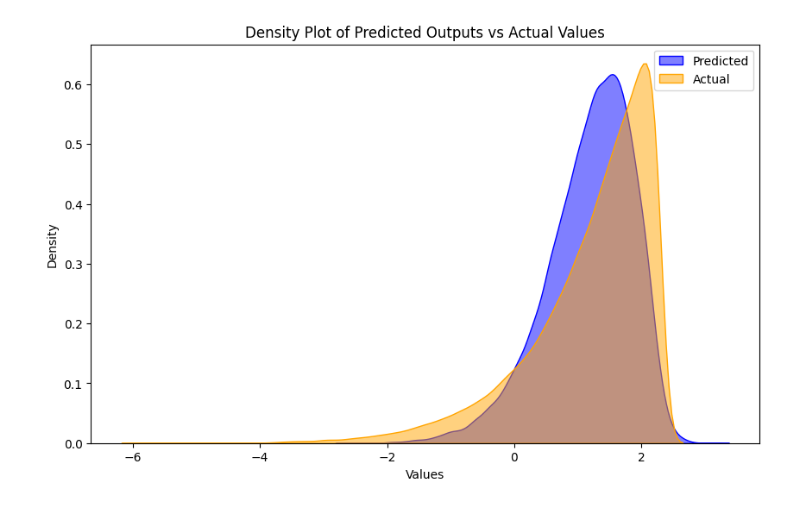
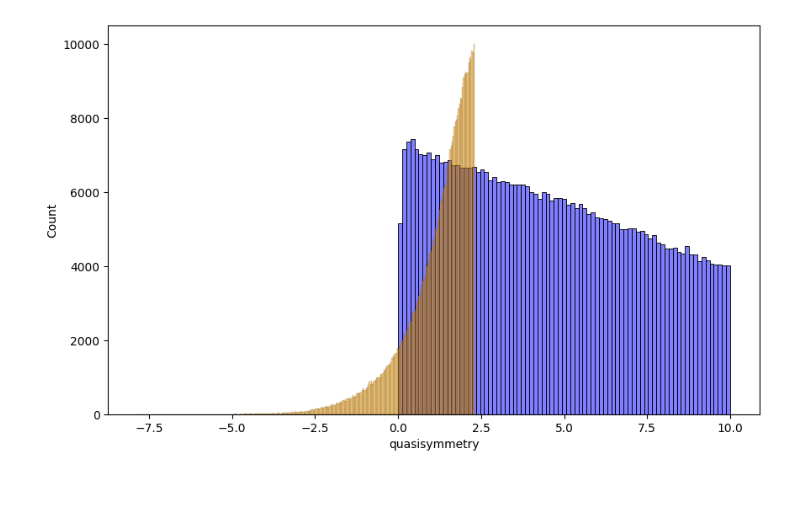
Before and after one commit to laiarodrigo/PIC-STELLARATOR, a Jupyter notebook: data_analysis/non_probabilistic_model/plot.ipynb, the cells around one changed output. Saved outputs shown, nothing was run; the diff lists cells and outputs as text; code cells hidden in the pictures.

Commit message:
final rep lightgbm regressor

```diff
--- a/data_analysis/non_probabilistic_model/plot.ipynb
+++ b/data_analysis/non_probabilistic_model/plot.ipynb
@@ -5,10 +5,10 @@ from sklearn.model_selection import train_test_split, GridSearchCV
 import sqlite3
 
 # Load the true positive predictions from the CSV file
-conn = sqlite3.connect('../../data/nfp2/nfp2.db')  # Adjust the path to your database file
+conn = sqlite3.connect('../../data/nfp2/nfp2_combined.db')  # Adjust the path to your database file
 
 # Step 2 & 3: Query the database and load the data into a pandas DataFrame
-query = "SELECT * FROM stellarators"  # Adjust your query as needed
+query = "SELECT * FROM stellarators_combined"  # Adjust your query as needed
 data_df = pd.read_sql_query(query, conn)
 
 data_df_clean = data_df[data_df['convergence'] == 1]
@@ -19,89 +19,16 @@ X = data_df_clean[['rbc_1_0', 'rbc_m1_1', 'rbc_0_1', 'rbc_1_1','zbs_1_0', 'zbs_m
 Y = np.log(data_df_clean['quasisymmetry'])
 
 
-# Print NaN counts in the input features
-print("NaN counts in input features:")
-print(X.isna().sum())
-
-# Print NaN counts in the target variable
-print("NaN counts in target variable:")
-print(Y.isna().sum())
+#plot the distribution with and without log
+import matplotlib.pyplot as plt
+import seaborn as sns
+plt.figure(figsize=(10, 6))
+sns.histplot(data_df_clean['quasisymmetry'], color="blue", alpha=0.5, label="Original")
+sns.histplot(Y, color="orange", alpha=0.5, label="Log-transformed")
 
 # Split the data into training and testing sets
 features_no_outliers, test_features_no_outliers, target_no_outliers, test_target_no_outliers = train_test_split(X, Y, test_size=0.2, random_state=42)
 
-#print('Best trial:', study.best_trial)
-#print('Best value:', study.best_value)
-#print('Best parameters:', study.best_params)
-
 import lightgbm as lgb
 from sklearn.metrics import mean_squared_error, mean_absolute_error, r2_score
-
-
-# Assuming study.best_params already includes the best hyperparameters from your Optuna study for a regression problem
-#model = lgb.LGBMRegressor(**study.best_params)
-
-best_params_manual = {
-    "boosting_type": "dart",
-    "max_depth": 35,
-    "num_leaves": 449,
-    "min_data_in_leaf": 100,
-    "feature_fraction": 0.9824756723113014,
-    "learning_rate": 0.24479713555351562,
-    "num_iterations": 2917,
-    "data_sample_strategy": "bagging",
-    "max_bins": 1236
-}
-
-# Create and train the LightGBM model with the manually defined best parameters
-model = lgb.LGBMRegressor(**best_params_manual)
-
-# Assuming features_no_outliers and target_no_outliers are your feature matrix and target vector, respectively
-model.fit(features_no_outliers, target_no_outliers)
-
-# After fitting, you can use the model to predict or evaluate it further
-# For example, to predict new values
-predictions = model.predict(test_features_no_outliers)
-
-mse = mean_squared_error(test_target_no_outliers, predictions)
-mae = mean_absolute_error(test_target_no_outliers, predictions)
-r2 = r2_score(test_target_no_outliers, predictions)
-
-print(f"Test MSE: {mse}")
-print(f"Test MAE: {mae}")
-print(f"Test R^2: {r2}")
-
-df_predictions = pd.DataFrame({
-    "Predicted": predictions.flatten(),  # Flatten in case the predictions are in a 2D array
-    "Type": "Predicted"
-})
-df_actual = pd.DataFrame({
-    "Predicted": np.tile(test_target_no_outliers, (len(predictions) // len(test_target_no_outliers))),
-    "Type": "Actual"
-})
-
-import matplotlib.pyplot as plt
-import seaborn as sns
-
-for i in range(len(predictions)):
-    if predictions[i] < 0:
-        print(f"Predicted: {predictions[i]}, Actual: {test_target_no_outliers.iloc[i]}")
-
-# Combine and plot
-#df_combined = pd.concat([df_predictions, df_actual])
-print(predictions.shape)
-print(test_target_no_outliers.shape)
-
-plt.figure(figsize=(10, 6))
-sns.kdeplot(predictions, fill=True, color="blue", alpha=0.5, label="Predicted")
-sns.kdeplot(test_target_no_outliers, fill=True, color="orange", alpha=0.5, label="Actual")
-plt.title('Density Plot of Predicted Outputs vs Actual Values')
-plt.xlabel('Values')
-plt.ylabel('Density')
-plt.legend()
-plt.show()
-
-lgb.plot_importance(model, max_num_features=10)
-plt.title('Feature Importance')
-plt.show()
 # %% [output]
@@ -137 +35 @@ Predicted: -0.002835491983259522, Actual: -3.451651427637195
-[figure, old version]
+[figure, new version]
```
Also changed, not shown: parts of 9 cells of this notebook, 5 other files.
